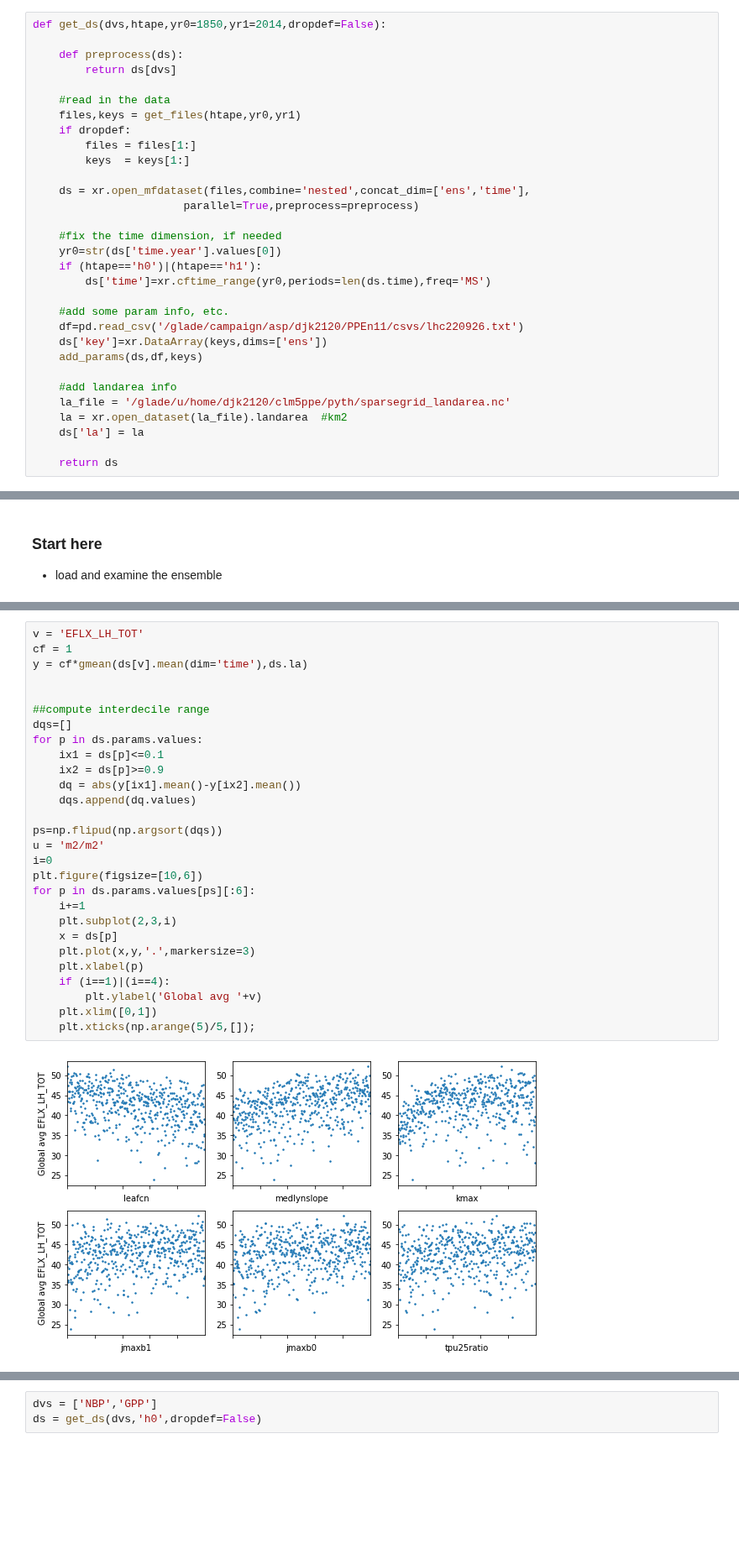
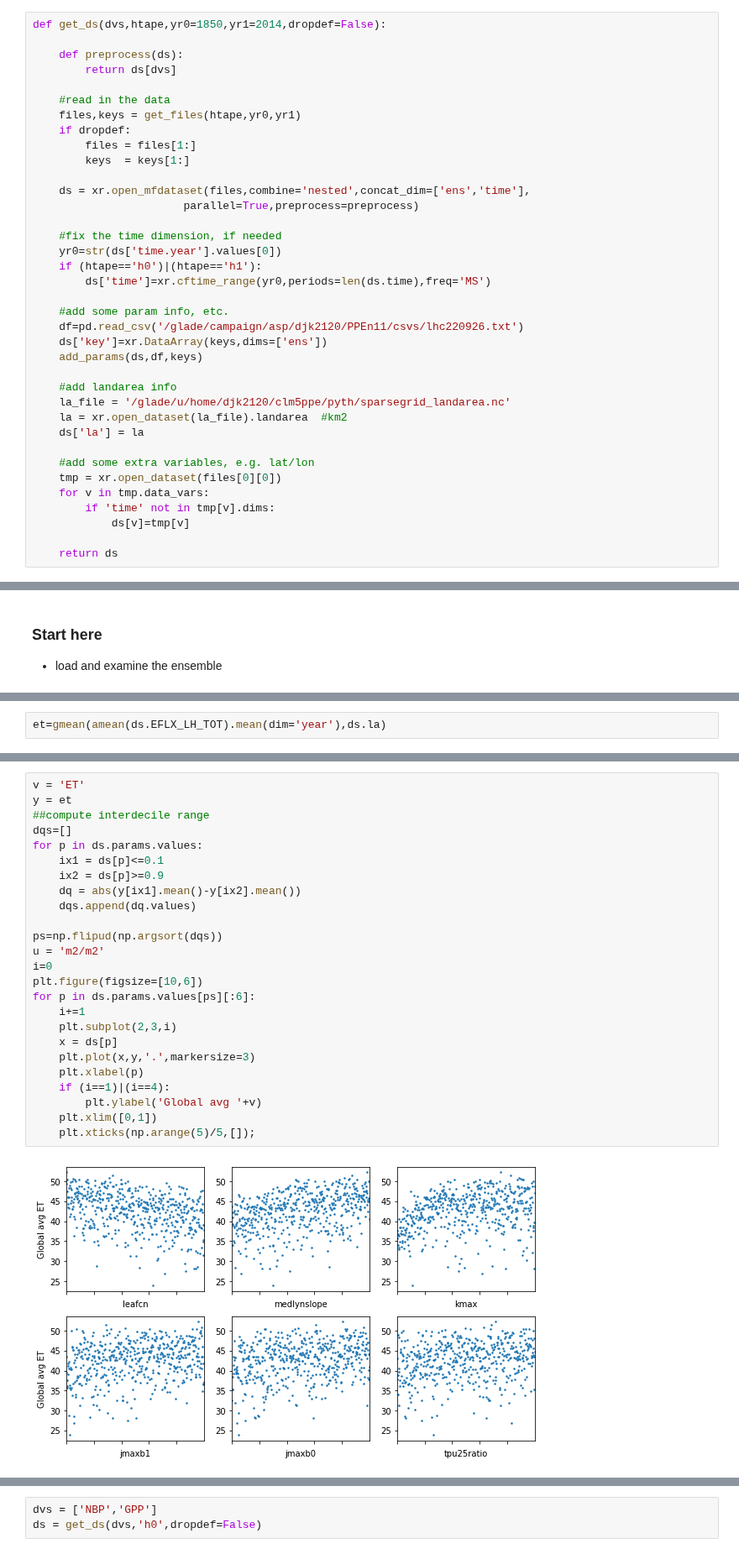
Before and after one commit to djk2120/CLM5PPE, a Jupyter notebook: pyth/lhc.ipynb, the cells around one changed output, grey strips where cells are left out. Shown at 84% size. Cells and saved outputs as stored; diff of their text form; blank space fills up the shorter version.

```diff
--- a/pyth/lhc.ipynb
+++ b/pyth/lhc.ipynb
@@ -131,6 +131,12 @@ def get_ds(dvs,htape,yr0=1850,yr1=2014,dropdef=False):
     la = xr.open_dataset(la_file).landarea  #km2
     ds['la'] = la
 
+    #add some extra variables, e.g. lat/lon
+    tmp = xr.open_dataset(files[0][0])
+    for v in tmp.data_vars:
+        if 'time' not in tmp[v].dims:
+            ds[v]=tmp[v]
+
     return ds
 # %%
 def gmean(da,la,cf=1):
@@ -158,0 +174,2 @@ Wall time: 25.9 s
+# %%
+et=gmean(amean(ds.EFLX_LH_TOT).mean(dim='year'),ds.la)
@@ -159,30 +192,27 @@ Wall time: 25.9 s
 # %%
-v = 'EFLX_LH_TOT'
-cf = 1
-y = cf*gmean(ds[v].mean(dim='time'),ds.la)
-
-
+v = 'ET'
+y = et
 ##compute interdecile range
 dqs=[]
 for p in ds.params.values:
     ix1 = ds[p]<=0.1
     ix2 = ds[p]>=0.9
     dq = abs(y[ix1].mean()-y[ix2].mean())
     dqs.append(dq.values)
 
 ps=np.flipud(np.argsort(dqs))
 u = 'm2/m2'
 i=0
 plt.figure(figsize=[10,6])
 for p in ds.params.values[ps][:6]:
     i+=1
     plt.subplot(2,3,i)
     x = ds[p]
     plt.plot(x,y,'.',markersize=3)
     plt.xlabel(p)
     if (i==1)|(i==4):
         plt.ylabel('Global avg '+v)
     plt.xlim([0,1])
     plt.xticks(np.arange(5)/5,[]);
 # %% [output]
-[figure, old version]
+[figure, new version]
```
Also changed, not shown: parts of 27 cells of this notebook, 1 other file.
